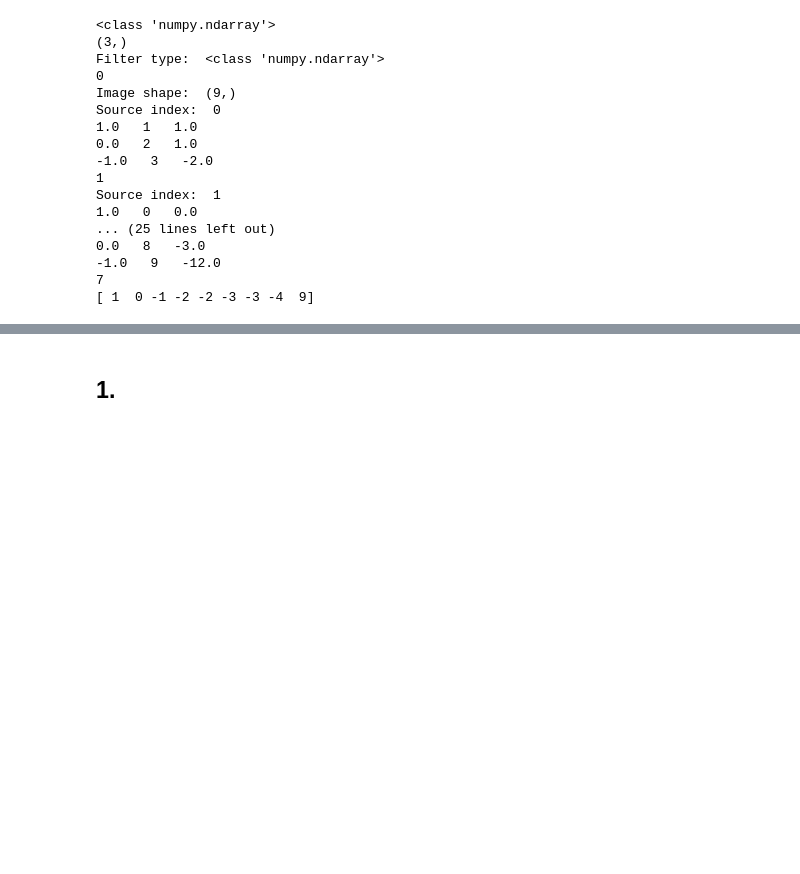
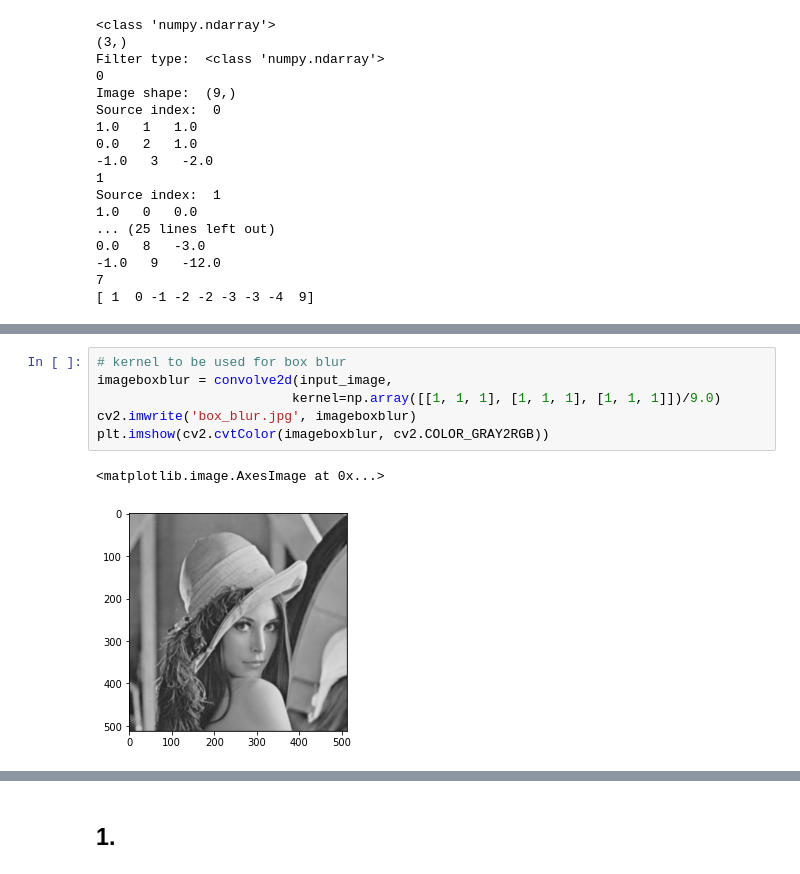
Before and after one commit to XiaoBaoBao719/Computer_Vision_Projects, a Jupyter notebook: Assignment_1/Assignment_1.ipynb, the cells around one changed output, grey strips where cells are left out. Saved outputs shown, nothing was run; the diff lists cells and outputs as text; blank space fills up the shorter version.

```diff
--- a/Assignment_1/Assignment_1.ipynb
+++ b/Assignment_1/Assignment_1.ipynb
@@ -146,0 +399,9 @@ def convolve2D(image, filter):
+# %%
+# kernel to be used for box blur
+imageboxblur = convolve2d(input_image,
+                         kernel=np.array([[1, 1, 1], [1, 1, 1], [1, 1, 1]])/9.0)
+cv2.imwrite('box_blur.jpg', imageboxblur)
+plt.imshow(cv2.cvtColor(imageboxblur, cv2.COLOR_GRAY2RGB))
+# %% [output]
+<matplotlib.image.AxesImage at 0x...>
+[figure, added]
```
Also changed, not shown: parts of 19 cells of this notebook, 5 other files.
